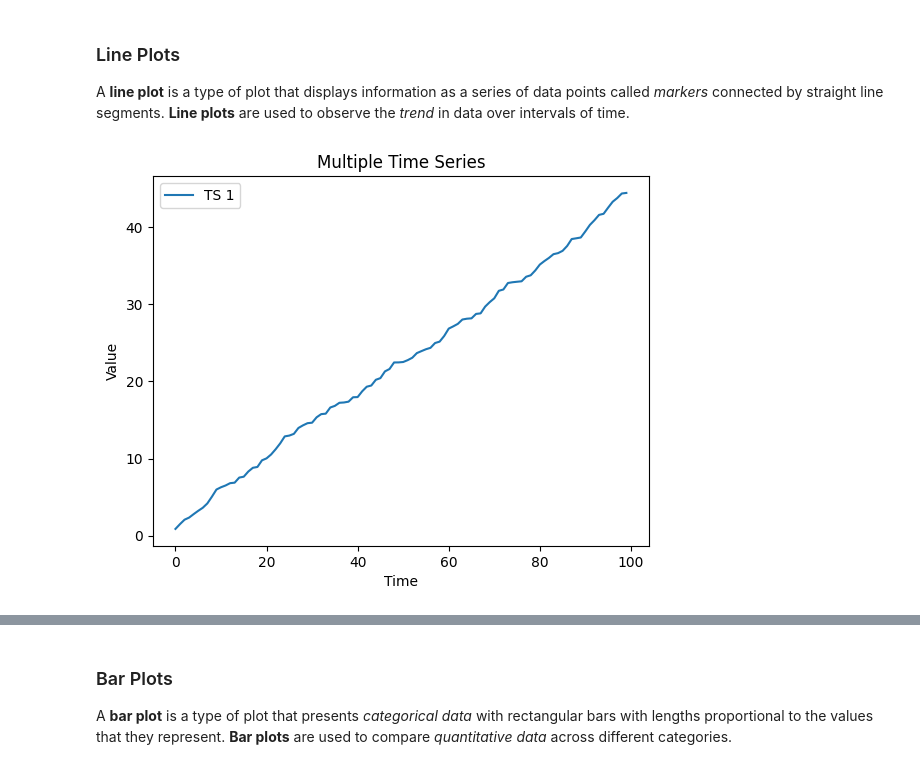
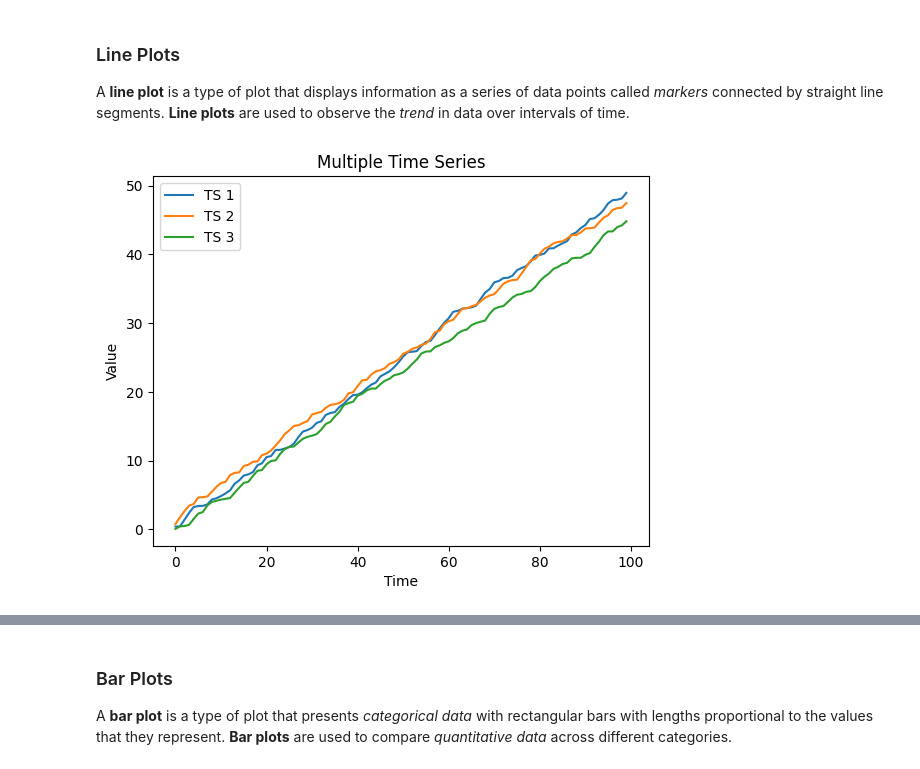
Before and after one commit to NicoG2023/Data_Science_Introduction, a Jupyter notebook: Classes/Matplotlib-Seaborn.ipynb, the cells around one changed output, grey strips where cells are left out. Saved outputs shown, nothing was run; the diff lists cells and outputs as text; code cells hidden in the pictures.

```diff
--- a/Classes/Matplotlib-Seaborn.ipynb
+++ b/Classes/Matplotlib-Seaborn.ipynb
@@ -102,24 +102,26 @@ used to observe the _trend_ in data over intervals of time.
 # %%
 import matplotlib.pyplot as plt
 import numpy as np
 
 size = 100
 # Generate a time axis
 time = np.arange(0, size, 1)
 
 # Generate random data for three time series
 time_series_1 = np.random.rand(size).cumsum()
 time_series_2 = np.random.rand(size).cumsum()
 time_series_3 = np.random.rand(size).cumsum()
 # Plot each time series
 plt.plot(time, time_series_1, label="TS 1")
+plt.plot(time, time_series_2, label="TS 2")
+plt.plot(time, time_series_3, label="TS 3")
 # Adding legend
 plt.legend()
 # Adding titles and labels
 plt.title('Multiple Time Series')
 plt.xlabel('Time')
 plt.ylabel('Value')
 # Display the plot
 plt.show()
 # %% [output]
-[figure, old version]
+[figure, new version]
```
Also changed, not shown: parts of 9 cells of this notebook, 8 other files.
